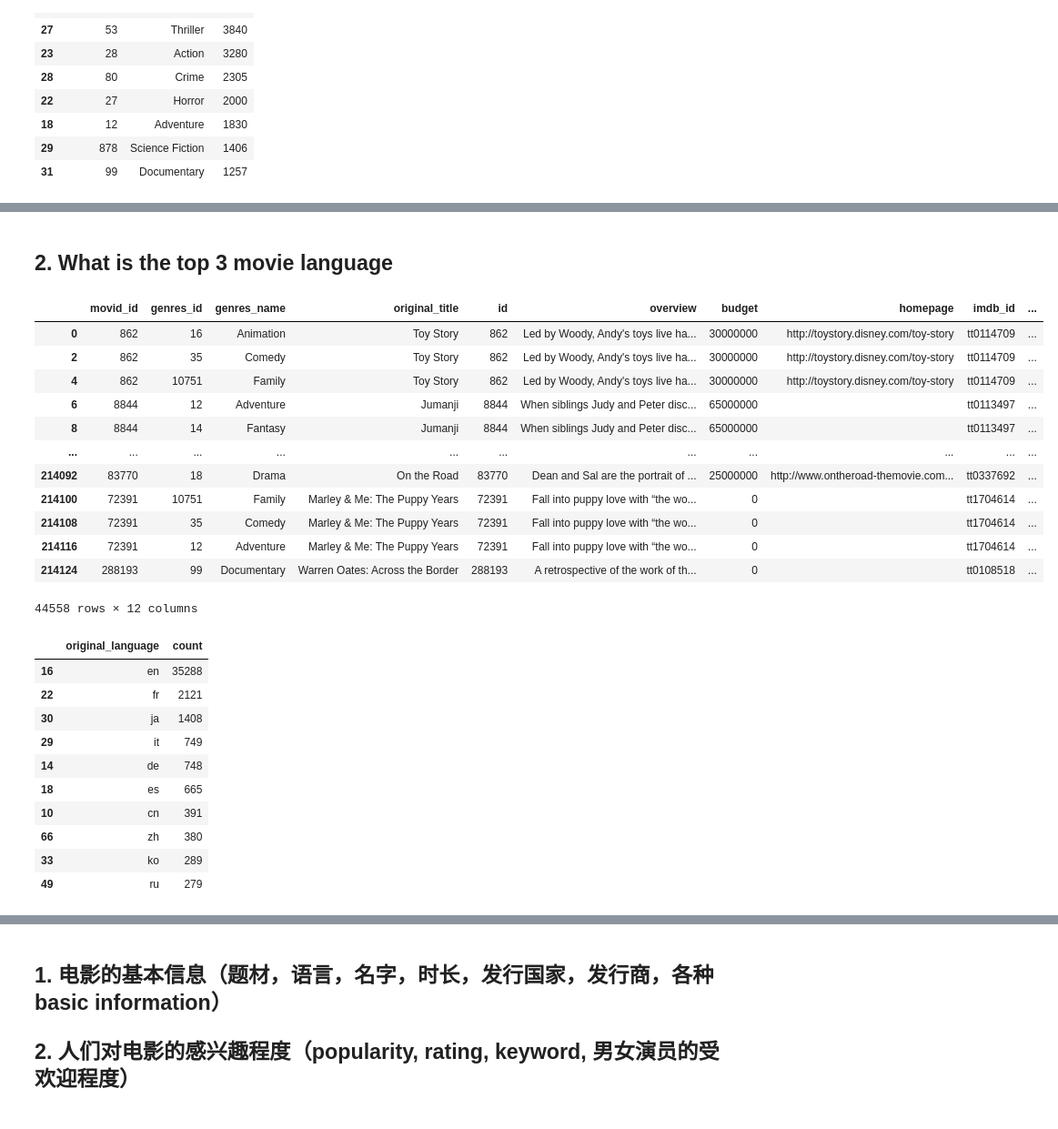
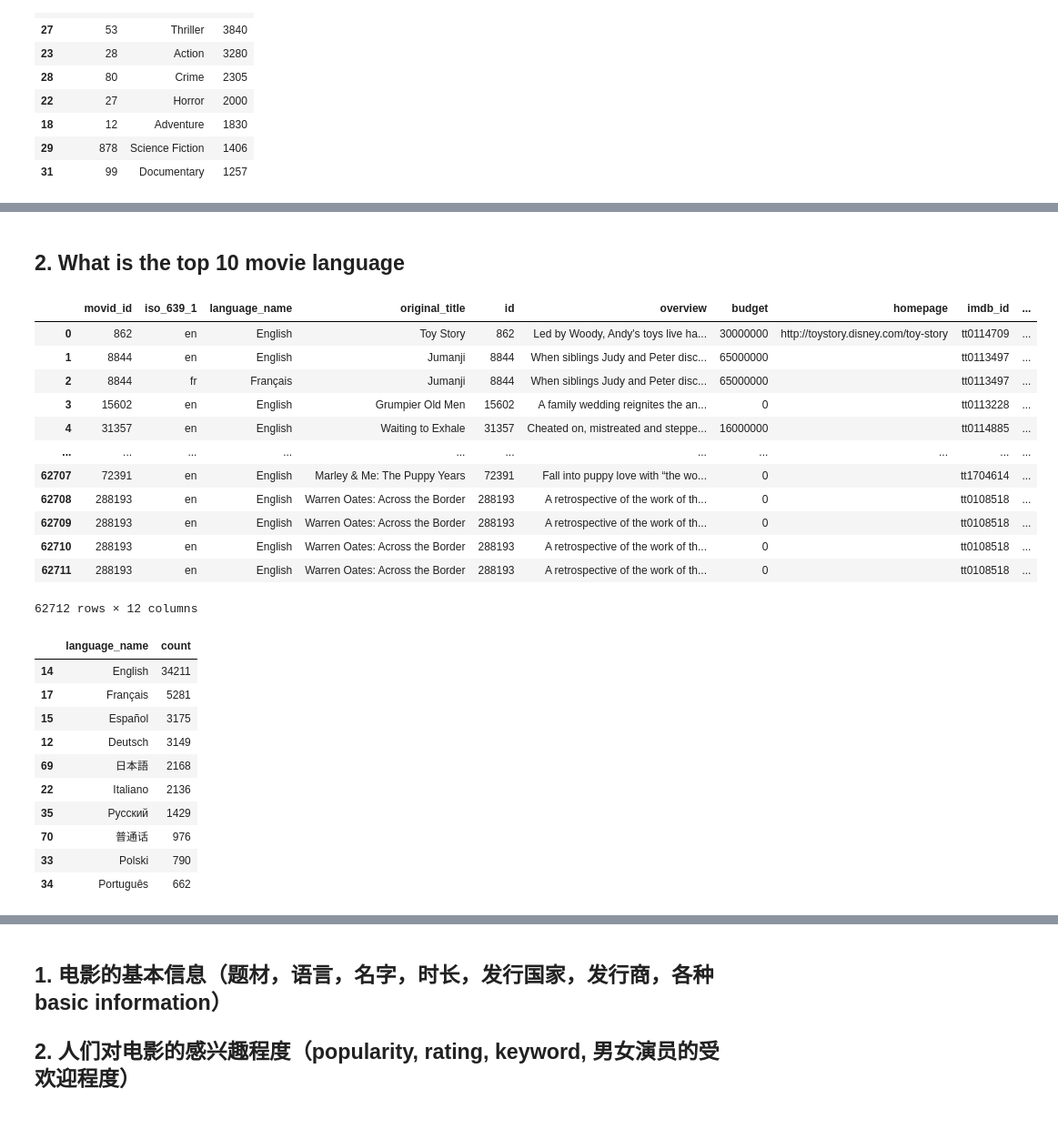
Before and after one commit to jingyun0312/DataSource_Movie, a Jupyter notebook: movie.ipynb, the cells around one changed output, grey strips where cells are left out. Shown at 91% size. Cells and saved outputs as stored; diff of their text form; code cells hidden in the pictures.

```diff
--- a/movie.ipynb
+++ b/movie.ipynb
@@ -1113,28 +1177,28 @@ fig.show()
 # %% [output]
 [interactive output not drawn]
 # %% [markdown]
-## 2. What is the top 3 movie language
+## 2. What is the top 10 movie language
 # %%
 cursor = mydb.cursor()
-cursor.execute('SELECT * FROM genres g join movie m on g.movie_id = m.id')
+cursor.execute('SELECT * FROM language l join movie m on l.movie_id = m.id')
 
 # 读取所有行
 rows = cursor.fetchall()
-language = pd.DataFrame(rows, columns=['movid_id','genres_id','genres_name','original_title','id','overview','budget','homepage','imdb_id','original_language','poster_path','runtime'])
+language = pd.DataFrame(rows, columns=['movid_id','iso_639_1','language_name','original_title','id','overview','budget','homepage','imdb_id','original_language','poster_path','runtime'])
 # %%
-movie_genres
+language
 # %% [output]
-|  | movid_id | genres_id | genres_name | original_title | id | overview | budget | homepage | imdb_id | ... |
-| 0 | 862 | 16 | Animation | Toy Story | 862 | Led by Woody, Andy's toys live ha... | 30000000 | http://toystory.disney.com/toy-story | tt0114709 | ... |
-| 2 | 862 | 35 | Comedy | Toy Story | 862 | Led by Woody, Andy's toys live ha... | 30000000 | http://toystory.disney.com/toy-story | tt0114709 | ... |
-| 4 | 862 | 10751 | Family | Toy Story | 862 | Led by Woody, Andy's toys live ha... | 30000000 | http://toystory.disney.com/toy-story | tt0114709 | ... |
-| 6 | 8844 | 12 | Adventure | Jumanji | 8844 | When siblings Judy and Peter disc... | 65000000 |  | tt0113497 | ... |
-| 8 | 8844 | 14 | Fantasy | Jumanji | 8844 | When siblings Judy and Peter disc... | 65000000 |  | tt0113497 | ... |
+|  | movid_id | iso_639_1 | language_name | original_title | id | overview | budget | homepage | imdb_id | ... |
+| 0 | 862 | en | English | Toy Story | 862 | Led by Woody, Andy's toys live ha... | 30000000 | http://toystory.disney.com/toy-story | tt0114709 | ... |
+| 1 | 8844 | en | English | Jumanji | 8844 | When siblings Judy and Peter disc... | 65000000 |  | tt0113497 | ... |
+| 2 | 8844 | fr | Français | Jumanji | 8844 | When siblings Judy and Peter disc... | 65000000 |  | tt0113497 | ... |
+| 3 | 15602 | en | English | Grumpier Old Men | 15602 | A family wedding reignites the an... | 0 |  | tt0113228 | ... |
+| 4 | 31357 | en | English | Waiting to Exhale | 31357 | Cheated on, mistreated and steppe... | 16000000 |  | tt0114885 | ... |
 | ... | ... | ... | ... | ... | ... | ... | ... | ... | ... | ... |
-| 214092 | 83770 | 18 | Drama | On the Road | 83770 | Dean and Sal are the portrait of ... | 25000000 | http://www.ontheroad-themovie.com... | tt0337692 | ... |
-| 214100 | 72391 | 10751 | Family | Marley & Me: The Puppy Years | 72391 | Fall into puppy love with “the wo... | 0 |  | tt1704614 | ... |
-| 214108 | 72391 | 35 | Comedy | Marley & Me: The Puppy Years | 72391 | Fall into puppy love with “the wo... | 0 |  | tt1704614 | ... |
-| 214116 | 72391 | 12 | Adventure | Marley & Me: The Puppy Years | 72391 | Fall into puppy love with “the wo... | 0 |  | tt1704614 | ... |
-| 214124 | 288193 | 99 | Documentary | Warren Oates: Across the Border | 288193 | A retrospective of the work of th... | 0 |  | tt0108518 | ... |
+| 62707 | 72391 | en | English | Marley & Me: The Puppy Years | 72391 | Fall into puppy love with “the wo... | 0 |  | tt1704614 | ... |
+| 62708 | 288193 | en | English | Warren Oates: Across the Border | 288193 | A retrospective of the work of th... | 0 |  | tt0108518 | ... |
+| 62709 | 288193 | en | English | Warren Oates: Across the Border | 288193 | A retrospective of the work of th... | 0 |  | tt0108518 | ... |
+| 62710 | 288193 | en | English | Warren Oates: Across the Border | 288193 | A retrospective of the work of th... | 0 |  | tt0108518 | ... |
+| 62711 | 288193 | en | English | Warren Oates: Across the Border | 288193 | A retrospective of the work of th... | 0 |  | tt0108518 | ... |
-44558 rows × 12 columns
+62712 rows × 12 columns
 # %%
@@ -1143,14 +1207,14 @@ language_top3 = language_top3.sort_values(by='count', ascending=False).head(10)
 # %%
-language_top3
+language_top10
 # %% [output]
-|  | original_language | count |
-| 16 | en | 35288 |
-| 22 | fr | 2121 |
-| 30 | ja | 1408 |
-| 29 | it | 749 |
-| 14 | de | 748 |
-| 18 | es | 665 |
-| 10 | cn | 391 |
-| 66 | zh | 380 |
-| 33 | ko | 289 |
-| 49 | ru | 279 |
+|  | language_name | count |
+| 14 | English | 34211 |
+| 17 | Français | 5281 |
+| 15 | Español | 3175 |
+| 12 | Deutsch | 3149 |
+| 69 | 日本語 | 2168 |
+| 22 | Italiano | 2136 |
+| 35 | Pусский | 1429 |
+| 70 | 普通话 | 976 |
+| 33 | Polski | 790 |
+| 34 | Português | 662 |
```
Also changed, not shown: parts of 107 cells of this notebook, 32 other files.
